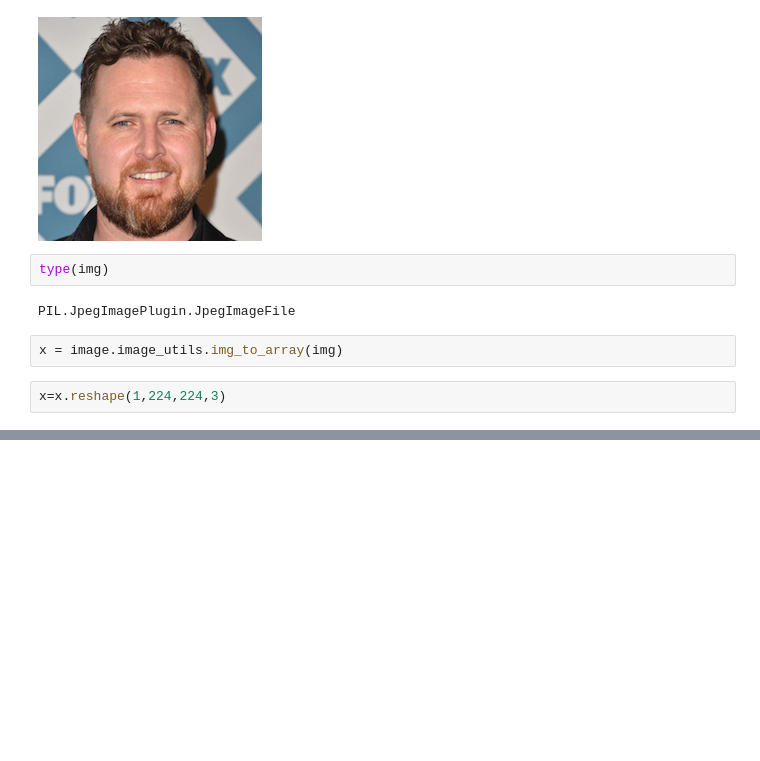
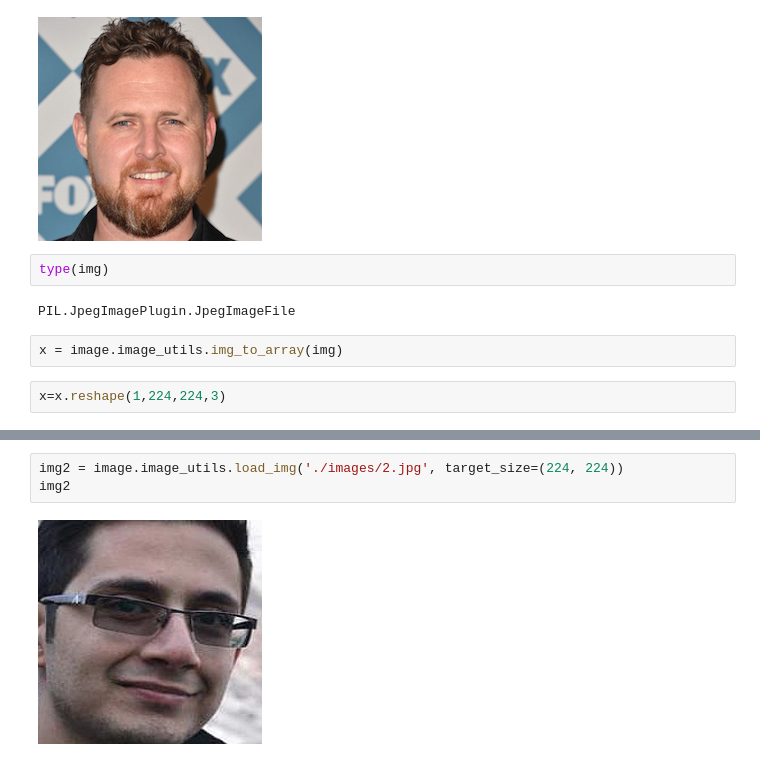
Before and after one commit to sedavasema/one-shot-learning, a Jupyter notebook: 4_my_introfacerecognition.ipynb, the cells around one changed output, grey strips where cells are left out. Drawn from its saved outputs; the diff is of its cells as text; blank space fills up the shorter version.

```diff
--- a/4_my_introfacerecognition.ipynb
+++ b/4_my_introfacerecognition.ipynb
@@ -97,0 +116,5 @@ x=x.reshape(1,224,224,3)
+# %%
+img2 = image.image_utils.load_img('./images/2.jpg', target_size=(224, 224))
+img2
+# %% [output]
+[figure, added]
```
Also changed, not shown: parts of 14 cells of this notebook.
